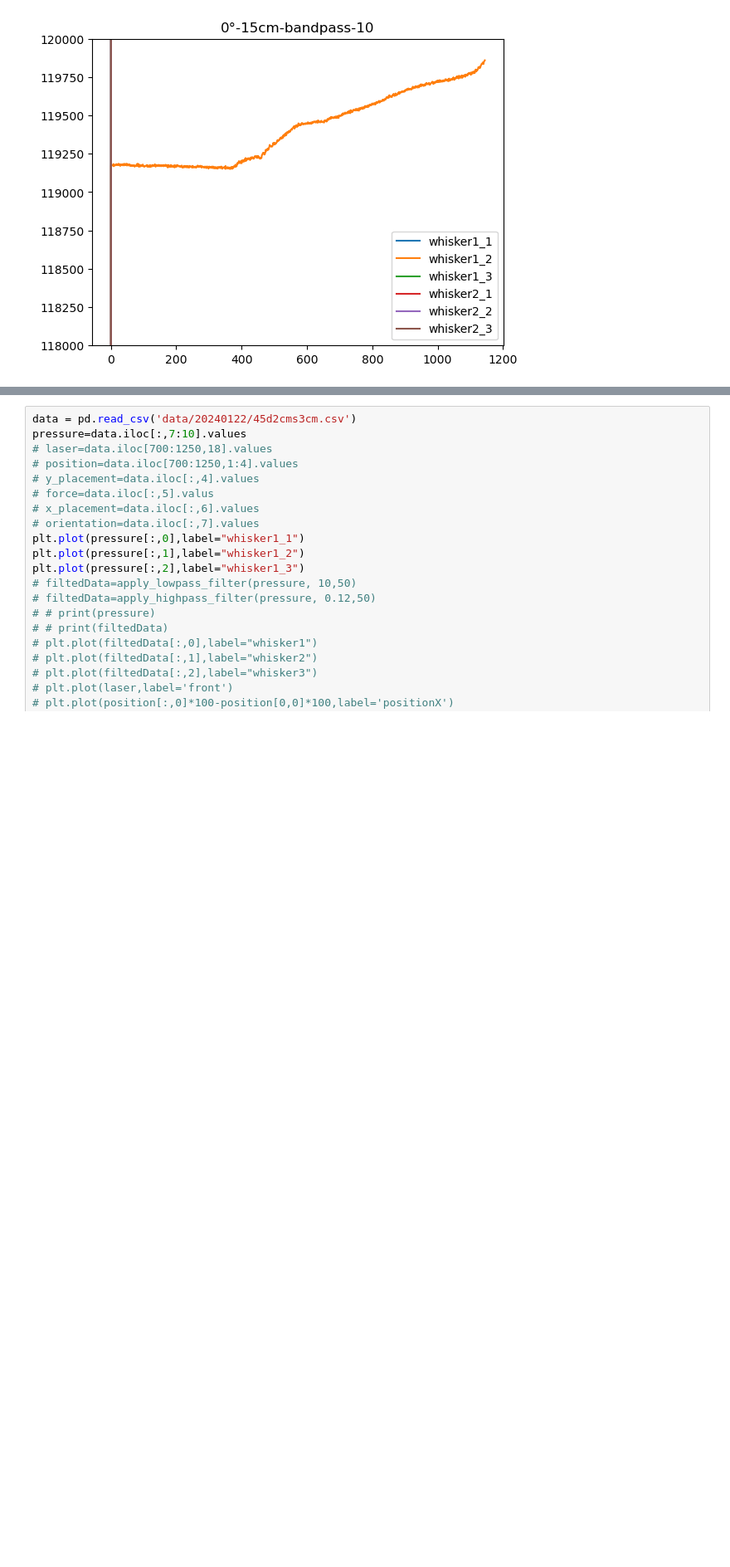
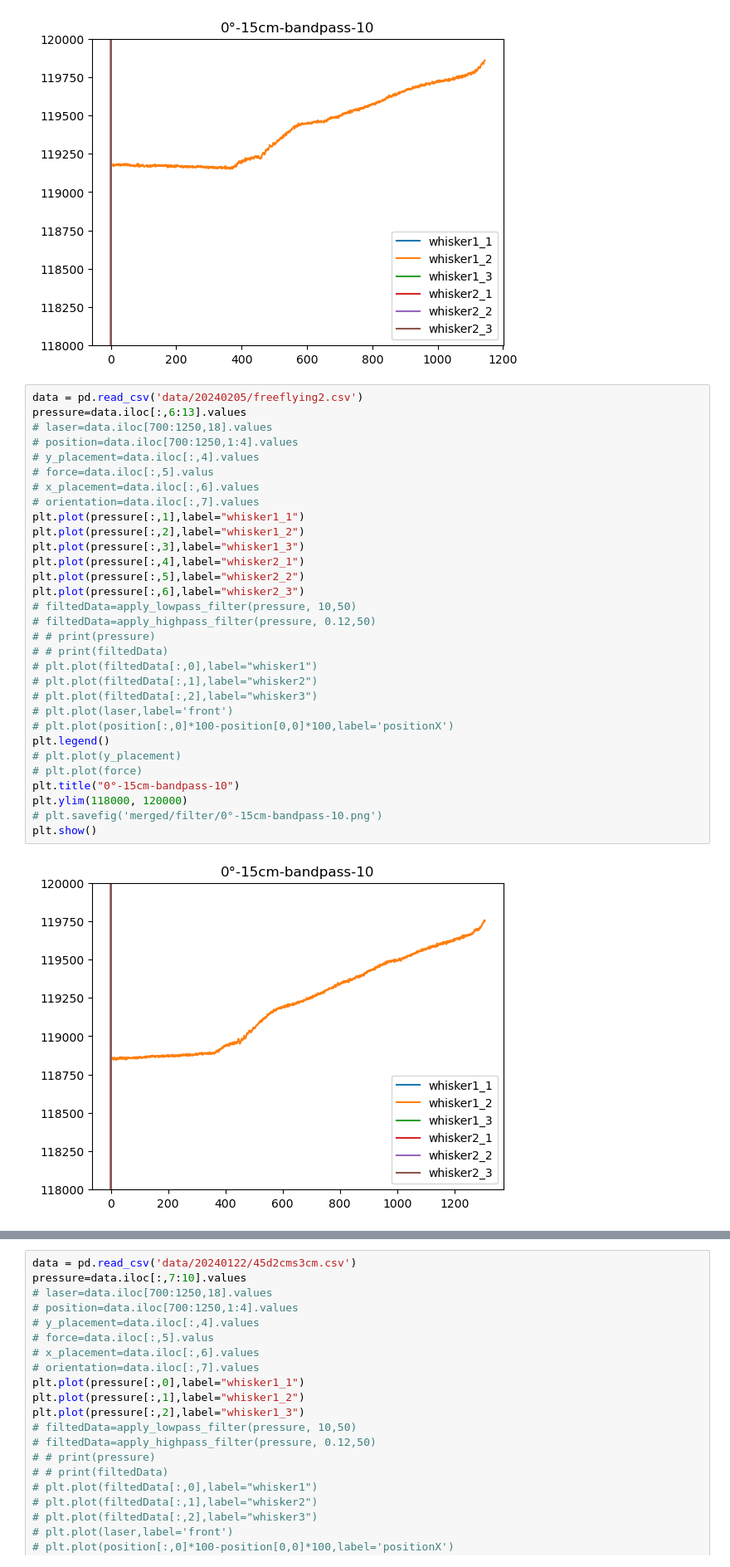
Before and after one commit to TacYee/autonomous-fly, a Jupyter notebook: Optitrack/plotter.ipynb, the cells around one changed output, grey strips where cells are left out. Shown at 83% size. Cells and saved outputs as stored; diff of their text form; blank space fills up the shorter version.

Commit message:
update comparation between whisker and laser

```diff
--- a/Optitrack/plotter.ipynb
+++ b/Optitrack/plotter.ipynb
@@ -259,3 +259,36 @@ plt.ylim(118000, 120000)
 plt.show()
 # %% [output]
 [figure]
+# %%
+data = pd.read_csv('data/20240205/freeflying2.csv')
+pressure=data.iloc[:,6:13].values
+# laser=data.iloc[700:1250,18].values
+# position=data.iloc[700:1250,1:4].values
+# y_placement=data.iloc[:,4].values
+# force=data.iloc[:,5].valus
+# x_placement=data.iloc[:,6].values
+# orientation=data.iloc[:,7].values
+plt.plot(pressure[:,1],label="whisker1_1")
+plt.plot(pressure[:,2],label="whisker1_2")
+plt.plot(pressure[:,3],label="whisker1_3")
+plt.plot(pressure[:,4],label="whisker2_1")
+plt.plot(pressure[:,5],label="whisker2_2")
+plt.plot(pressure[:,6],label="whisker2_3")
+# filtedData=apply_lowpass_filter(pressure, 10,50)
+# filtedData=apply_highpass_filter(pressure, 0.12,50)
+# # print(pressure)
+# # print(filtedData)
+# plt.plot(filtedData[:,0],label="whisker1")
+# plt.plot(filtedData[:,1],label="whisker2")
+# plt.plot(filtedData[:,2],label="whisker3")
+# plt.plot(laser,label='front')
+# plt.plot(position[:,0]*100-position[0,0]*100,label='positionX')
+plt.legend()
+# plt.plot(y_placement)
+# plt.plot(force)
+plt.title("0°-15cm-bandpass-10")
+plt.ylim(118000, 120000)
+# plt.savefig('merged/filter/0°-15cm-bandpass-10.png')
+plt.show()
+# %% [output]
+[figure, added]
```
Also changed, not shown: parts of 5 cells of this notebook.
